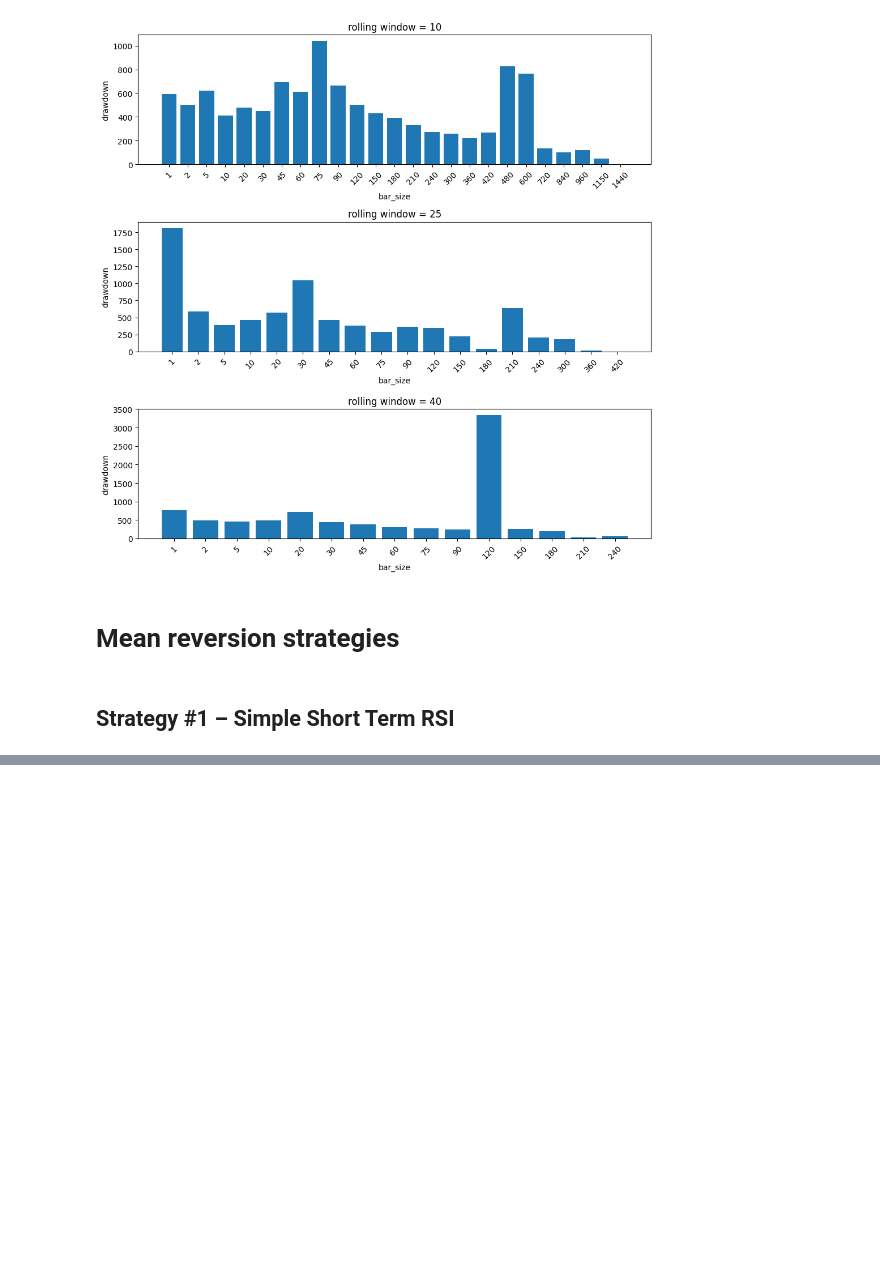
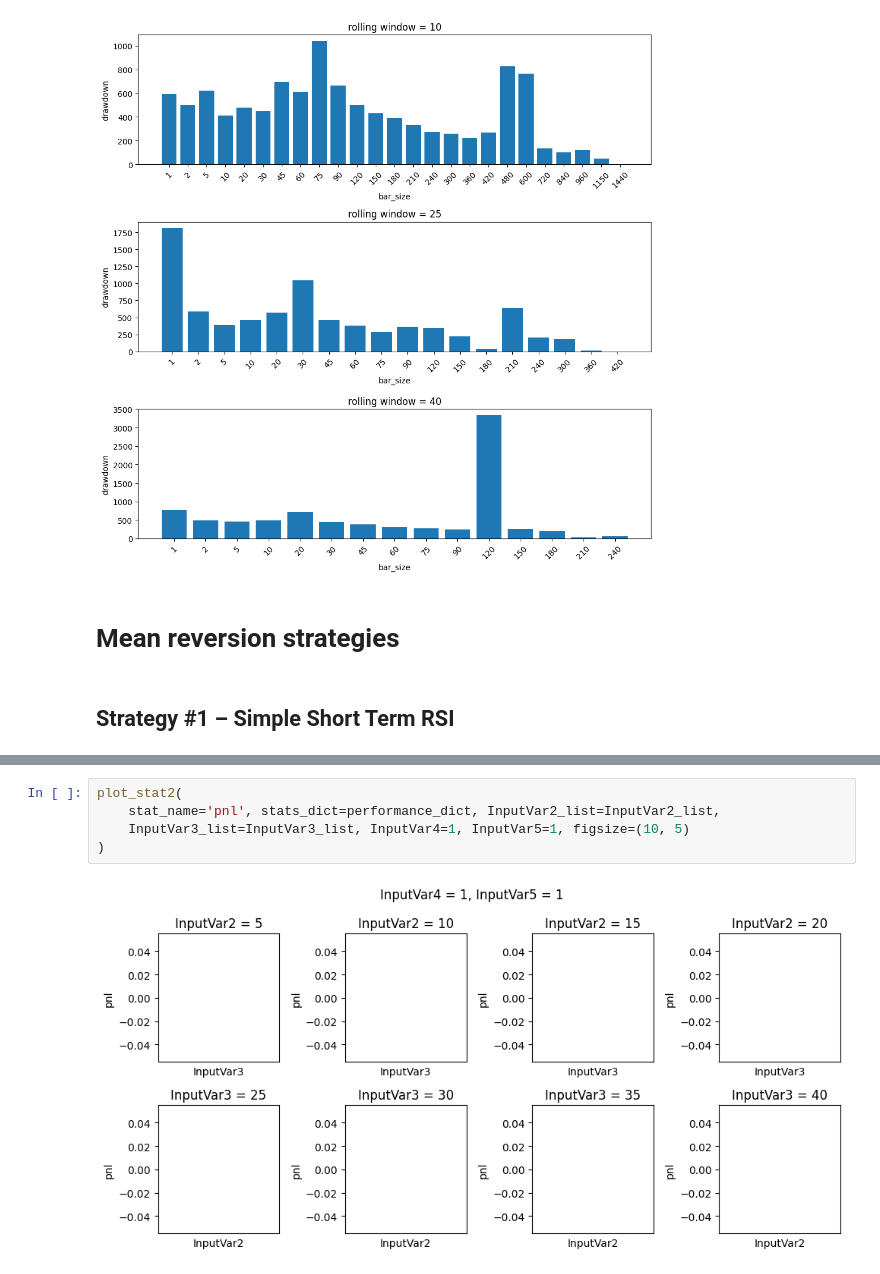
Before and after one commit to VaheC/PonyGE2, a Jupyter notebook: testing_and_choosing_strategies.ipynb, the cells around one changed output, grey strips where cells are left out. Cells and saved outputs as stored; diff of their text form; blank space fills up the shorter version.

```diff
--- a/testing_and_choosing_strategies.ipynb
+++ b/testing_and_choosing_strategies.ipynb
@@ -2577,0 +2643,7 @@ for InputVar2, InputVar3, InputVar4, InputVar5 in tqdm(parameters_list):
+# %%
+plot_stat2(
+    stat_name='pnl', stats_dict=performance_dict, InputVar2_list=InputVar2_list,
+    InputVar3_list=InputVar3_list, InputVar4=1, InputVar5=1, figsize=(10, 5)
+)
+# %% [output]
+[figure, added]
```
Also changed, not shown: parts of 8 cells of this notebook, 1 other file.
